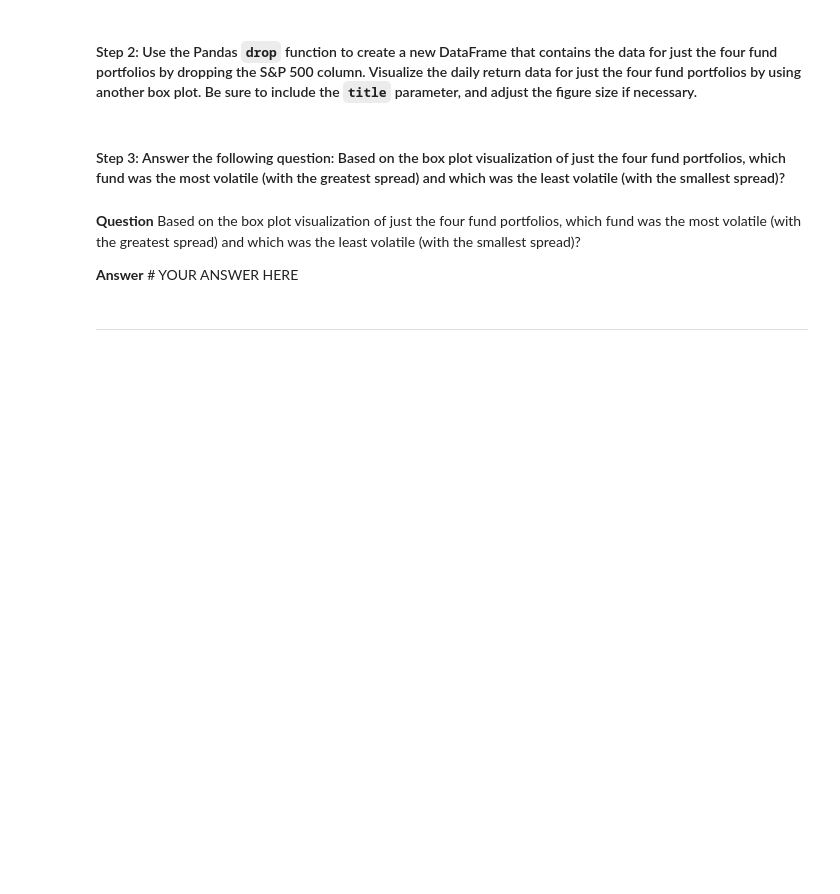
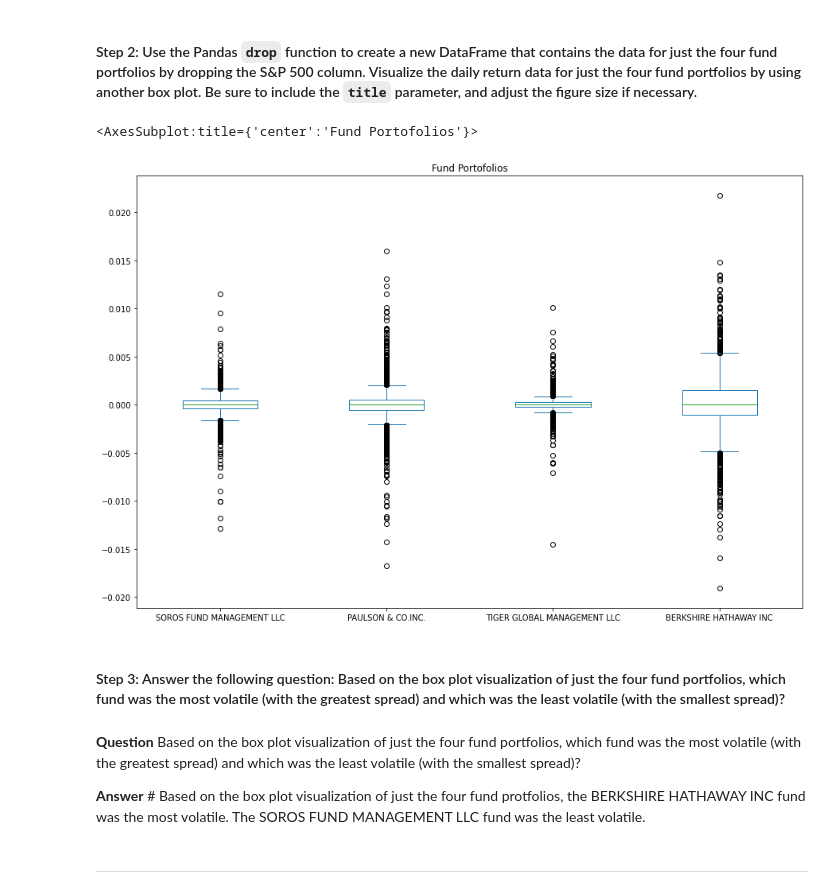
Before and after one commit to carljfrederick/whale-analysis, a Jupyter notebook: risk_return_analysis.ipynb, the cells around one changed output. Saved outputs shown, nothing was run; the diff lists cells and outputs as text; code cells hidden in the pictures; blank space fills up the shorter version.

```diff
--- a/risk_return_analysis.ipynb
+++ b/risk_return_analysis.ipynb
@@ -206,15 +206,19 @@ SyntaxError: EOL while scanning string literal (1767183566.py, line 3)
 #### Step 2: Use the Pandas `drop` function to create a new DataFrame that contains the data for just the four fund portfolios by dropping the S&P 500 column. Visualize the daily return data for just the four fund portfolios by using another box plot. Be sure to include the `title` parameter, and adjust the figure size if necessary.
 # %%
 # Create a new DataFrame containing only the 4 fund portfolios by dropping the S&P 500 column from the DataFrame
-# Create box plots to reflect the return data for only the 4 fund portfolios
-# Include a title parameter and adjust the figure size
-# YOUR CODE HERE
+fund_portfolio_df = daily_returns_df.drop(columns=['S&P 500'])
+
+# Create box plots to reflect the return data for only the 4 fund portfolios using the 'plot.box' function
+fund_portfolio_df.plot.box(figsize = (15, 10), title = "Fund Portofolios")
+# %% [output]
+<AxesSubplot:title={'center':'Fund Portofolios'}>
+[figure, added]
 # %% [markdown]
 #### Step 3: Answer the following question: Based on the box plot visualization of just the four fund portfolios, which fund was the most volatile (with the greatest spread) and which was the least volatile (with the smallest spread)?
 # %% [markdown]
 **Question** Based on the box plot visualization of just the four fund portfolios, which fund was the most volatile (with the greatest spread) and which was the least volatile (with the smallest spread)?
 
-**Answer** # YOUR ANSWER HERE
+**Answer** # Based on the box plot visualization of just the four fund protfolios, the BERKSHIRE HATHAWAY INC fund was the most volatile. The SOROS FUND MANAGEMENT LLC fund was the least volatile.
 # %% [markdown]
 ---
 # %% [markdown]
```
Also changed, not shown: parts of 1 cell of this notebook.
